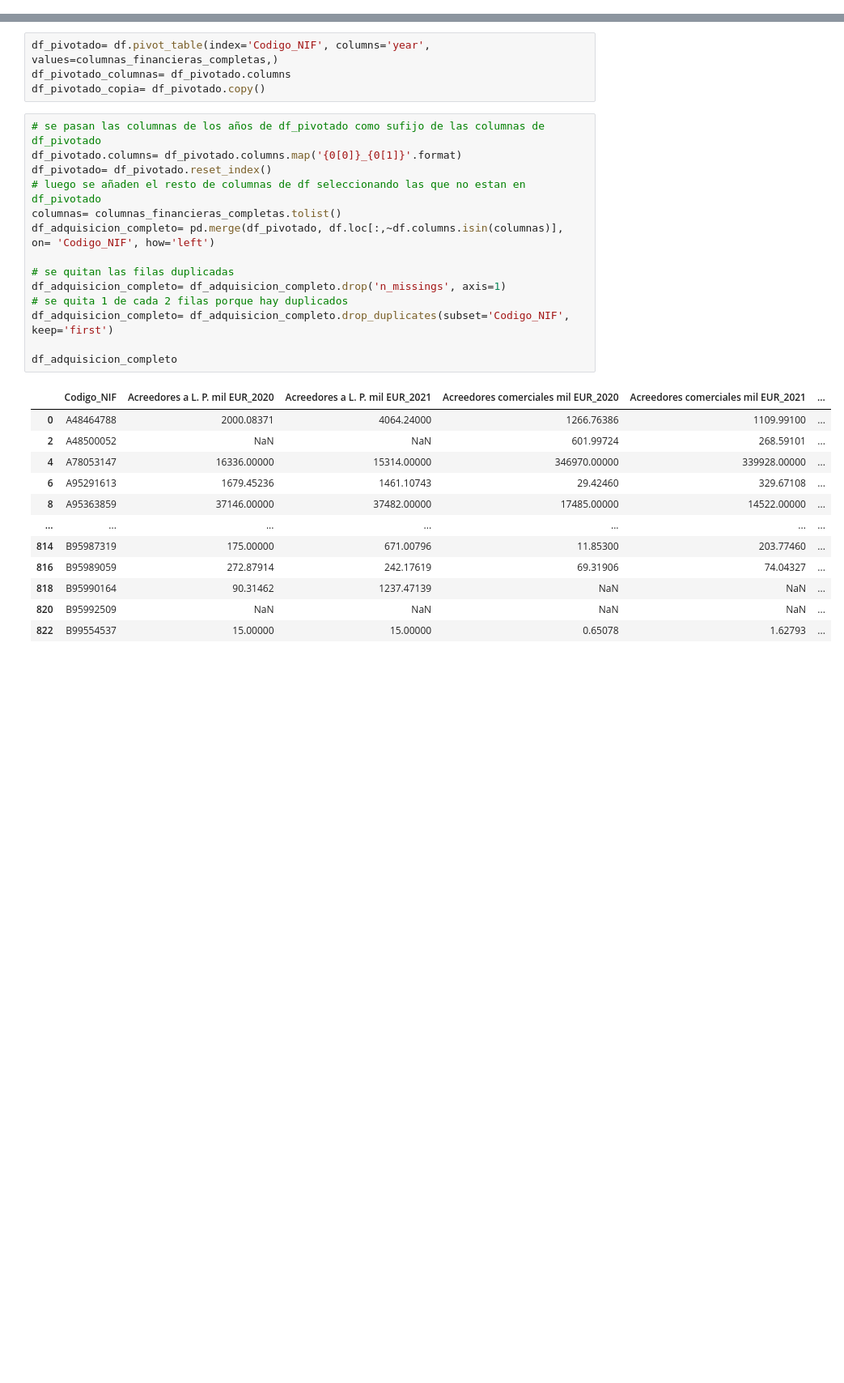
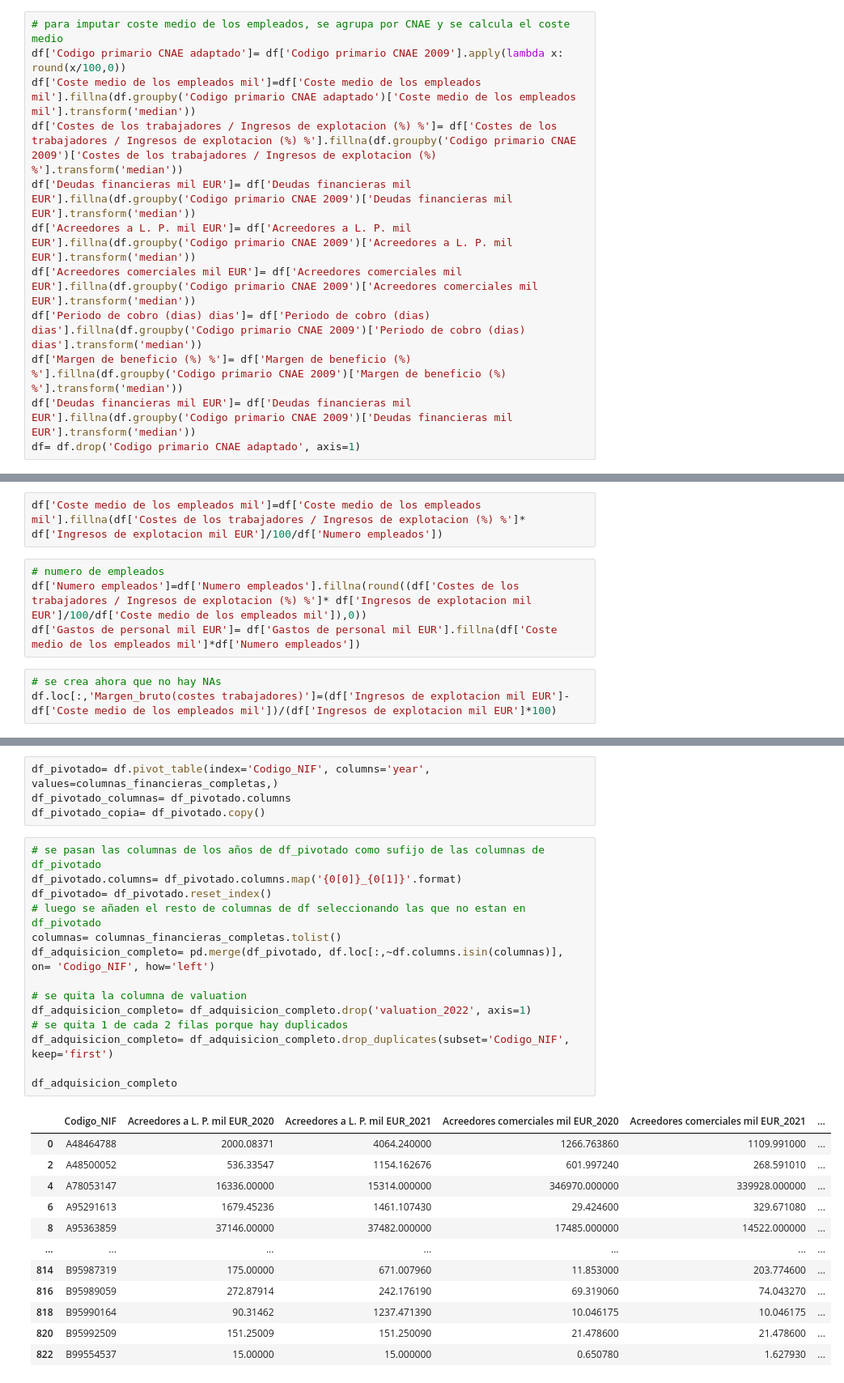
Before and after one commit to unaimleal/spri_reto_07_morado, a Jupyter notebook: preprocesamiento.ipynb, the cells around one changed output, grey strips where cells are left out. Shown at 81% size. Cells and saved outputs as stored; diff of their text form; blank space fills up the shorter version.

```diff
--- a/preprocesamiento.ipynb
+++ b/preprocesamiento.ipynb
@@ -969,3 +807,15 @@ dtype: int64
 # %%
 df.loc[df['growth_stage'].isna(), 'growth_stage']= 0 # se asigna el valor más común
 df.loc[df['Deudores mil EUR'].isna(), 'Deudores mil EUR']= 0 # se considera que no hay deudores
+# %%
+# para imputar coste medio de los empleados, se agrupa por CNAE y se calcula el coste medio
+df['Codigo primario CNAE adaptado']= df['Codigo primario CNAE 2009'].apply(lambda x: round(x/100,0))
+df['Coste medio de los empleados mil']=df['Coste medio de los empleados mil'].fillna(df.groupby('Codigo primario CNAE adaptado')['Coste medio de los empleados mil'].transform('median'))
+df['Costes de los trabajadores / Ingresos de explotacion (%) %']= df['Costes de los trabajadores / Ingresos de explotacion (%) %'].fillna(df.groupby('Codigo primario CNAE 2009')['Costes de los trabajadores / Ingresos de explotacion (%) %'].transform('median'))
+df['Deudas financieras mil EUR']= df['Deudas financieras mil EUR'].fillna(df.groupby('Codigo primario CNAE 2009')['Deudas financieras mil EUR'].transform('median'))
+df['Acreedores a L. P. mil EUR']= df['Acreedores a L. P. mil EUR'].fillna(df.groupby('Codigo primario CNAE 2009')['Acreedores a L. P. mil EUR'].transform('median'))
+df['Acreedores comerciales mil EUR']= df['Acreedores comerciales mil EUR'].fillna(df.groupby('Codigo primario CNAE 2009')['Acreedores comerciales mil EUR'].transform('median'))
+df['Periodo de cobro (dias) dias']= df['Periodo de cobro (dias) dias'].fillna(df.groupby('Codigo primario CNAE 2009')['Periodo de cobro (dias) dias'].transform('median'))
+df['Margen de beneficio (%) %']= df['Margen de beneficio (%) %'].fillna(df.groupby('Codigo primario CNAE 2009')['Margen de beneficio (%) %'].transform('median'))
+df['Deudas financieras mil EUR']= df['Deudas financieras mil EUR'].fillna(df.groupby('Codigo primario CNAE 2009')['Deudas financieras mil EUR'].transform('median'))
+df= df.drop('Codigo primario CNAE adaptado', axis=1)
@@ -971,0 +853,9 @@ df.loc[df['Deudores mil EUR'].isna(), 'Deudores mil EUR']= 0 # se considera que
+# %%
+df['Coste medio de los empleados mil']=df['Coste medio de los empleados mil'].fillna(df['Costes de los trabajadores / Ingresos de explotacion (%) %']* df['Ingresos de explotacion mil EUR']/100/df['Numero empleados'])
+# %%
+# numero de empleados
+df['Numero empleados']=df['Numero empleados'].fillna(round((df['Costes de los trabajadores / Ingresos de explotacion (%) %']* df['Ingresos de explotacion mil EUR']/100/df['Coste medio de los empleados mil']),0))
+df['Gastos de personal mil EUR']= df['Gastos de personal mil EUR'].fillna(df['Coste medio de los empleados mil']*df['Numero empleados'])
+# %%
+# se crea ahora que no hay NAs
+df.loc[:,'Margen_bruto(costes trabajadores)']=(df['Ingresos de explotacion mil EUR']-df['Coste medio de los empleados mil'])/(df['Ingresos de explotacion mil EUR']*100)
@@ -1013,27 +954,27 @@ df_pivotado_copia= df_pivotado.copy()
 # %%
 # se pasan las columnas de los años de df_pivotado como sufijo de las columnas de df_pivotado
 df_pivotado.columns= df_pivotado.columns.map('{0[0]}_{0[1]}'.format)
 df_pivotado= df_pivotado.reset_index()
 # luego se añaden el resto de columnas de df seleccionando las que no estan en df_pivotado
 columnas= columnas_financieras_completas.tolist()
 df_adquisicion_completo= pd.merge(df_pivotado, df.loc[:,~df.columns.isin(columnas)], on= 'Codigo_NIF', how='left')
 
-# se quitan las filas duplicadas
-df_adquisicion_completo= df_adquisicion_completo.drop('n_missings', axis=1)
+# se quita la columna de valuation
+df_adquisicion_completo= df_adquisicion_completo.drop('valuation_2022', axis=1)
 # se quita 1 de cada 2 filas porque hay duplicados
 df_adquisicion_completo= df_adquisicion_completo.drop_duplicates(subset='Codigo_NIF', keep='first')
 
 df_adquisicion_completo
 # %% [output]
 |  | Codigo_NIF | Acreedores a L. P. mil EUR_2020 | Acreedores a L. P. mil EUR_2021 | Acreedores comerciales mil EUR_2020 | Acreedores comerciales mil EUR_2021 | ... |
-| 0 | A48464788 | 2000.08371 | 4064.24000 | 1266.76386 | 1109.99100 | ... |
-| 2 | A48500052 | NaN | NaN | 601.99724 | 268.59101 | ... |
-| 4 | A78053147 | 16336.00000 | 15314.00000 | 346970.00000 | 339928.00000 | ... |
-| 6 | A95291613 | 1679.45236 | 1461.10743 | 29.42460 | 329.67108 | ... |
-| 8 | A95363859 | 37146.00000 | 37482.00000 | 17485.00000 | 14522.00000 | ... |
+| 0 | A48464788 | 2000.08371 | 4064.240000 | 1266.763860 | 1109.991000 | ... |
+| 2 | A48500052 | 536.33547 | 1154.162676 | 601.997240 | 268.591010 | ... |
+| 4 | A78053147 | 16336.00000 | 15314.000000 | 346970.000000 | 339928.000000 | ... |
+| 6 | A95291613 | 1679.45236 | 1461.107430 | 29.424600 | 329.671080 | ... |
+| 8 | A95363859 | 37146.00000 | 37482.000000 | 17485.000000 | 14522.000000 | ... |
 | ... | ... | ... | ... | ... | ... | ... |
-| 814 | B95987319 | 175.00000 | 671.00796 | 11.85300 | 203.77460 | ... |
-| 816 | B95989059 | 272.87914 | 242.17619 | 69.31906 | 74.04327 | ... |
-| 818 | B95990164 | 90.31462 | 1237.47139 | NaN | NaN | ... |
-| 820 | B95992509 | NaN | NaN | NaN | NaN | ... |
-| 822 | B99554537 | 15.00000 | 15.00000 | 0.65078 | 1.62793 | ... |
+| 814 | B95987319 | 175.00000 | 671.007960 | 11.853000 | 203.774600 | ... |
+| 816 | B95989059 | 272.87914 | 242.176190 | 69.319060 | 74.043270 | ... |
+| 818 | B95990164 | 90.31462 | 1237.471390 | 10.046175 | 10.046175 | ... |
+| 820 | B95992509 | 151.25009 | 151.250090 | 21.478600 | 21.478600 | ... |
+| 822 | B99554537 | 15.00000 | 15.000000 | 0.650780 | 1.627930 | ... |
```
Also changed, not shown: parts of 30 cells of this notebook.
